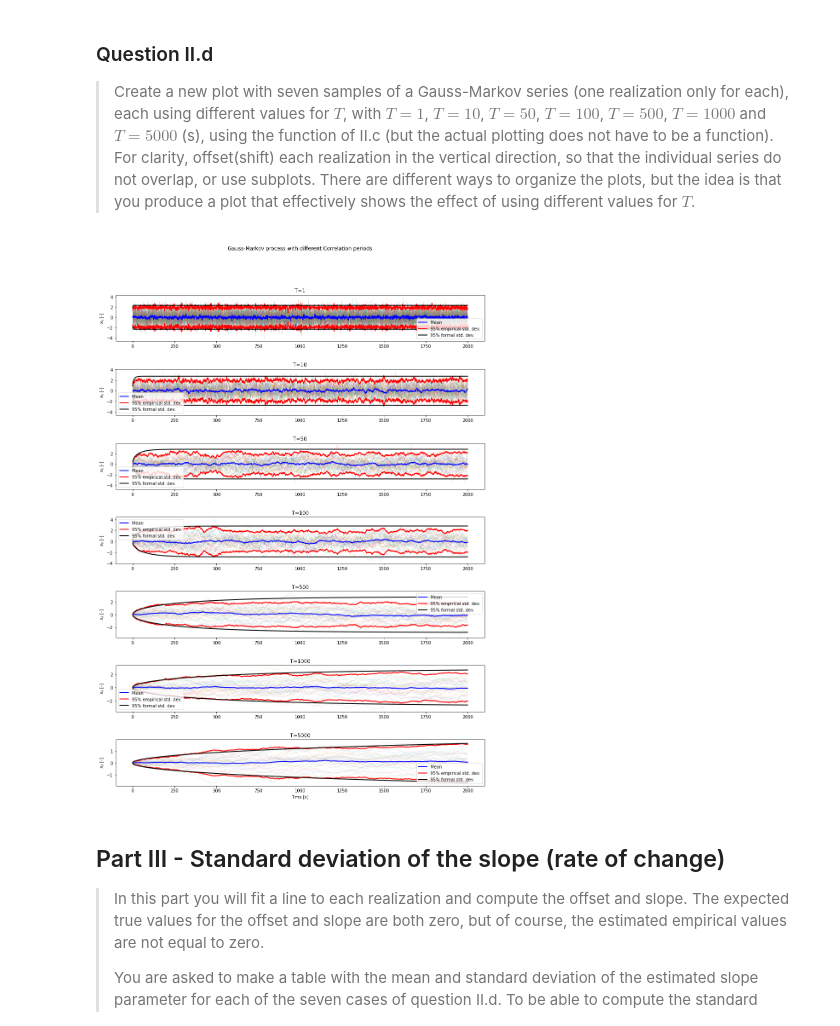
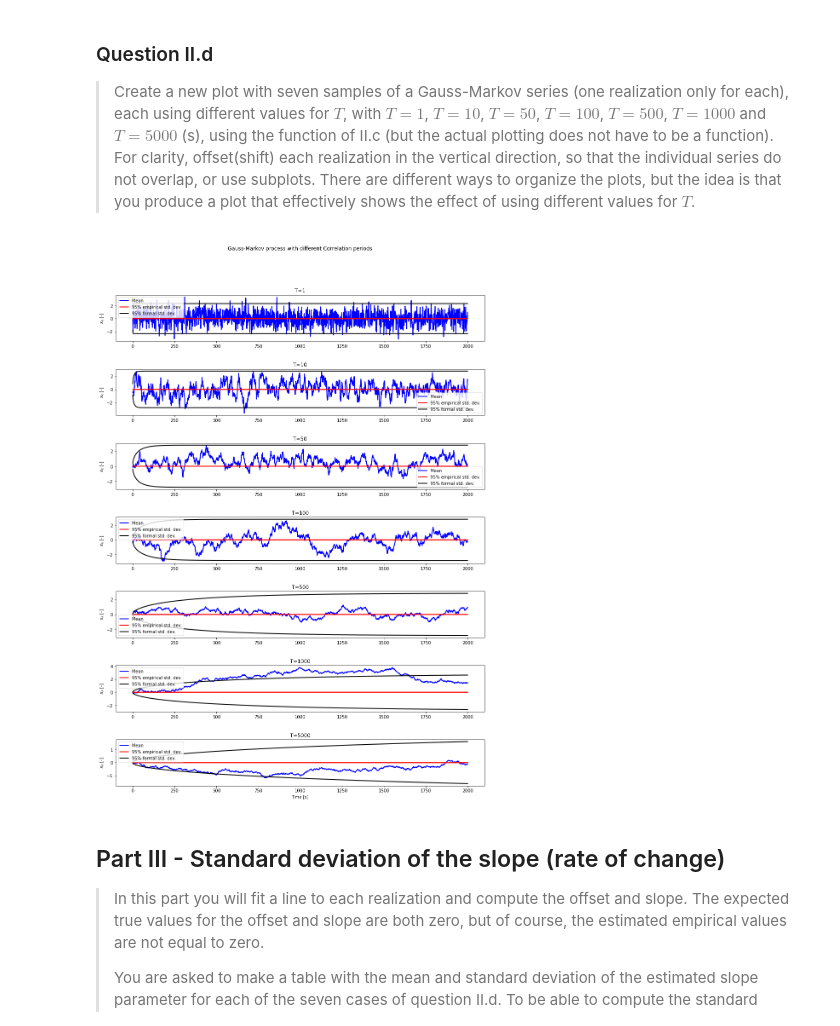
Before and after one commit to pratyush1611/CIE4604_Assignments, a Jupyter notebook: Assignment1/Assignment1.ipynb, the cells around one changed output. Drawn from its saved outputs; the diff is of its cells as text; code cells hidden in the pictures.

```diff
--- a/Assignment1/Assignment1.ipynb
+++ b/Assignment1/Assignment1.ipynb
@@ -394,41 +394,41 @@ def subplotter_qn2d(q2c_output, ax=None, title='Subplot'):
     ax.set_title(title)
     ax.legend()
     return ax
 
 
-t1    = gauss_markov_q2c(n=2000, m=30 ,T=1,    dt=1, Sigma=1 , initZero = False)
-t10   = gauss_markov_q2c(n=2000, m=30 ,T=10,   dt=1, Sigma=1 , initZero = False)
-t50   = gauss_markov_q2c(n=2000, m=30 ,T=50,   dt=1, Sigma=1 , initZero = False)
-t100  = gauss_markov_q2c(n=2000, m=30 ,T=100,  dt=1, Sigma=1 , initZero = False)
-t500  = gauss_markov_q2c(n=2000, m=30 ,T=500,  dt=1, Sigma=1 , initZero = False)
-t1000 = gauss_markov_q2c(n=2000, m=30 ,T=1000, dt=1, Sigma=1 , initZero = False)
-t5000 = gauss_markov_q2c(n=2000, m=30 ,T=5000, dt=1, Sigma=1 , initZero = False)
+t1    = gauss_markov_q2c(n=2000, m=1 ,T=1,    dt=1, Sigma=1 , initZero = False)
+t10   = gauss_markov_q2c(n=2000, m=1 ,T=10,   dt=1, Sigma=1 , initZero = False)
+t50   = gauss_markov_q2c(n=2000, m=1 ,T=50,   dt=1, Sigma=1 , initZero = False)
+t100  = gauss_markov_q2c(n=2000, m=1 ,T=100,  dt=1, Sigma=1 , initZero = False)
+t500  = gauss_markov_q2c(n=2000, m=1 ,T=500,  dt=1, Sigma=1 , initZero = False)
+t1000 = gauss_markov_q2c(n=2000, m=1 ,T=1000, dt=1, Sigma=1 , initZero = False)
+t5000 = gauss_markov_q2c(n=2000, m=1 ,T=5000, dt=1, Sigma=1 , initZero = False)
 
 
 
 fig, (axs) = plt.subplots(7, figsize= (15,20), sharex=False)
 ax1, ax2, ax3, ax4, ax5, ax6, ax7 = axs
 fig.suptitle('Gauss-Markov process with different Correlation periods')
 subplotter_qn2d(t1,   ax1, 'T=1')
 subplotter_qn2d(t10,  ax2, 'T=10')
 subplotter_qn2d(t50,  ax3, 'T=50')
 subplotter_qn2d(t100, ax4, 'T=100')
 subplotter_qn2d(t500, ax5, 'T=500')
 subplotter_qn2d(t1000,ax6, 'T=1000')
 subplotter_qn2d(t5000,ax7, 'T=5000')
 
 plt.subplots_adjust(left=0.1,
                     bottom=0.1,
                     right=0.9,
                     top=0.9,
                     wspace=0.4,
                     hspace=0.6)
 plt.xlabel('Time [s]' )
 # plt.ylabel('$x_k$ [-]')
 plt.setp(axs[:], ylabel='$x_k$ [-]')
 plt.show()
 # %% [output]
-[figure, old version]
+[figure, new version]
 # %% [markdown]
 ## Part III - Standard deviation of the slope (rate of change)
 
```
